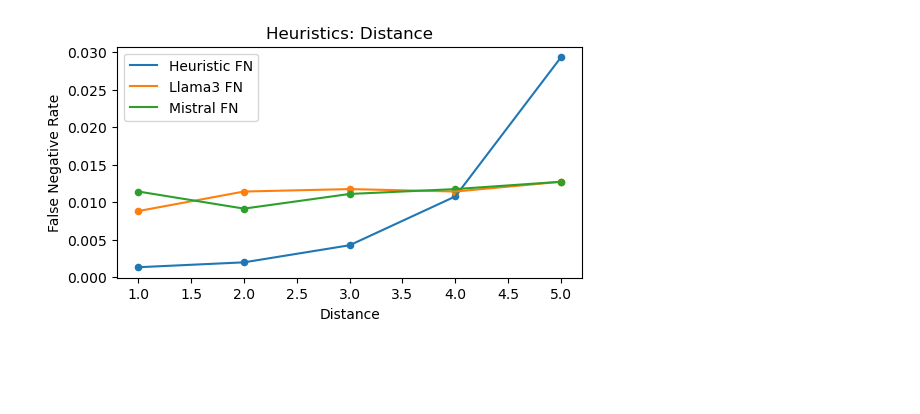
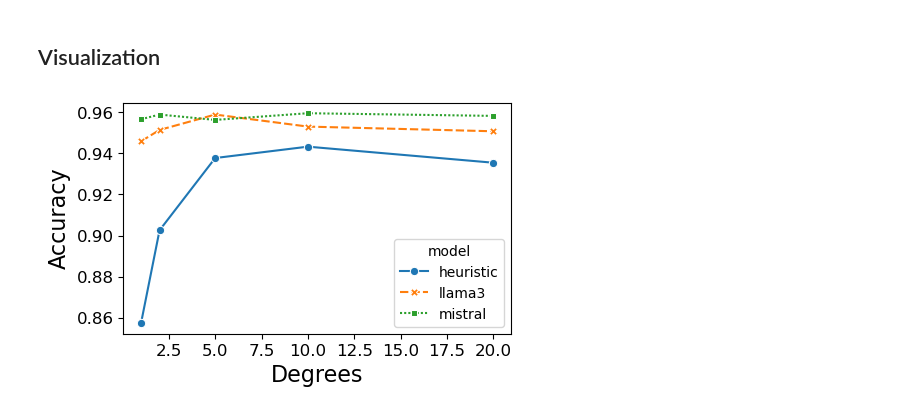
Before and after one commit to BeanHam/2024-spatial-data-integration, a Jupyter notebook: inference_results/inference_results.ipynb, the cells around one changed output. Saved outputs shown, nothing was run; the diff lists cells and outputs as text; code cells hidden in the pictures; blank space fills up the shorter version.

```diff
--- a/inference_results/inference_results.ipynb
+++ b/inference_results/inference_results.ipynb
@@ -185,15 +7,0 @@ pass
-# %%
-plt.figure(figsize=(6,3))
-plt.plot(distances,heuristic_fn,label='Heuristic FN')
-plt.plot(distances,llama_fn,label='Llama3 FN')
-plt.plot(distances,mistral_fn,label='Mistral FN')
-plt.scatter(distances, heuristic_fn,s=20)
-plt.scatter(distances, llama_fn,s=20)
-plt.scatter(distances, mistral_fn,s=20)
-plt.title('Heuristics: Distance')
-plt.ylabel('False Negative Rate')
-plt.xlabel('Distance')
-plt.legend()
-pass
-# %% [output]
-[figure, removed]
@@ -199,0 +32,33 @@ pass
+# %%
+ds = load_dataset("beanham/spatial_join_dataset")
+test=ds['test']
+models=['heuristic','llama3','mistral']
+metric_names=['degree', 'distance']
+predictions={}
+results=[]
+for model in models:
+    for metric_name in metric_names:
+        if metric_name=='degree':
+            metric_values=[1,2,5,10,20]
+        elif metric_name=='distance':
+            metric_values=[1,2,3,4,5]
+        for metric_value in metric_values:
+            pred,acc,fpr,fnr=metric_calculation(test, model,metric_name,metric_value)
+            results.append([model, metric_name, metric_value, acc, fpr, fnr])
+            predictions[f'{model}_{metric_name}_{metric_value}']=pred
+results=pd.DataFrame(results, columns=['model','metric','metric_value','acc','fpr','fnr'])
+results['metric_index']=[f'metric_{i}'for i in range(1,6)]*6
+degree_results=results[results['metric']=='degree'].reset_index(drop=True)
+distance_results=results[results['metric']=='distance'].reset_index(drop=True)
+# %% [markdown]
+## Visualization
+# %%
+plt.figure(figsize=(5,3))
+sns.lineplot(data=degree_results, x="metric_value", y="acc",style="model",hue="model",markers=True)
+plt.xlabel('Degrees', fontsize=16)
+plt.ylabel('Accuracy', fontsize=16)
+plt.xticks(fontsize=12)
+plt.yticks(fontsize=12)
+pass
+# %% [output]
+[figure, added]
```
Also changed, not shown: parts of 24 cells of this notebook.
